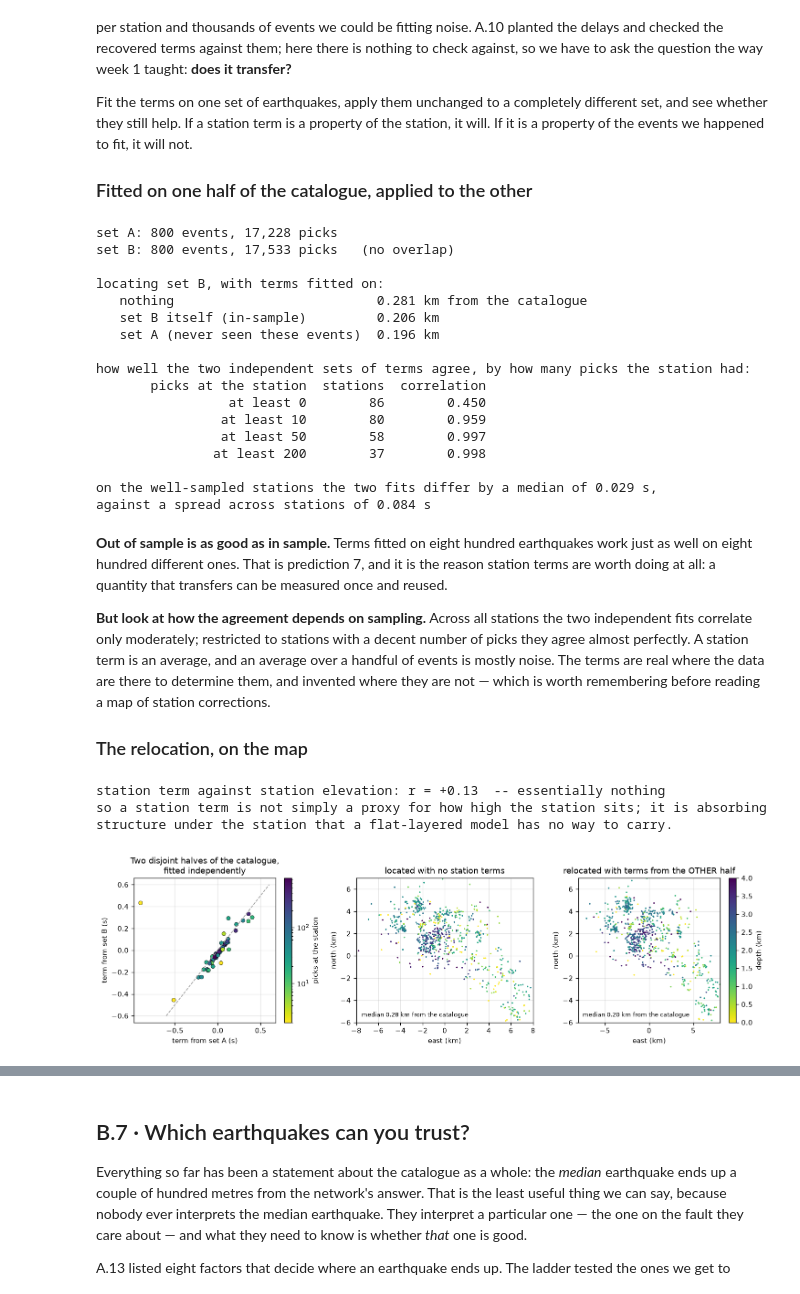
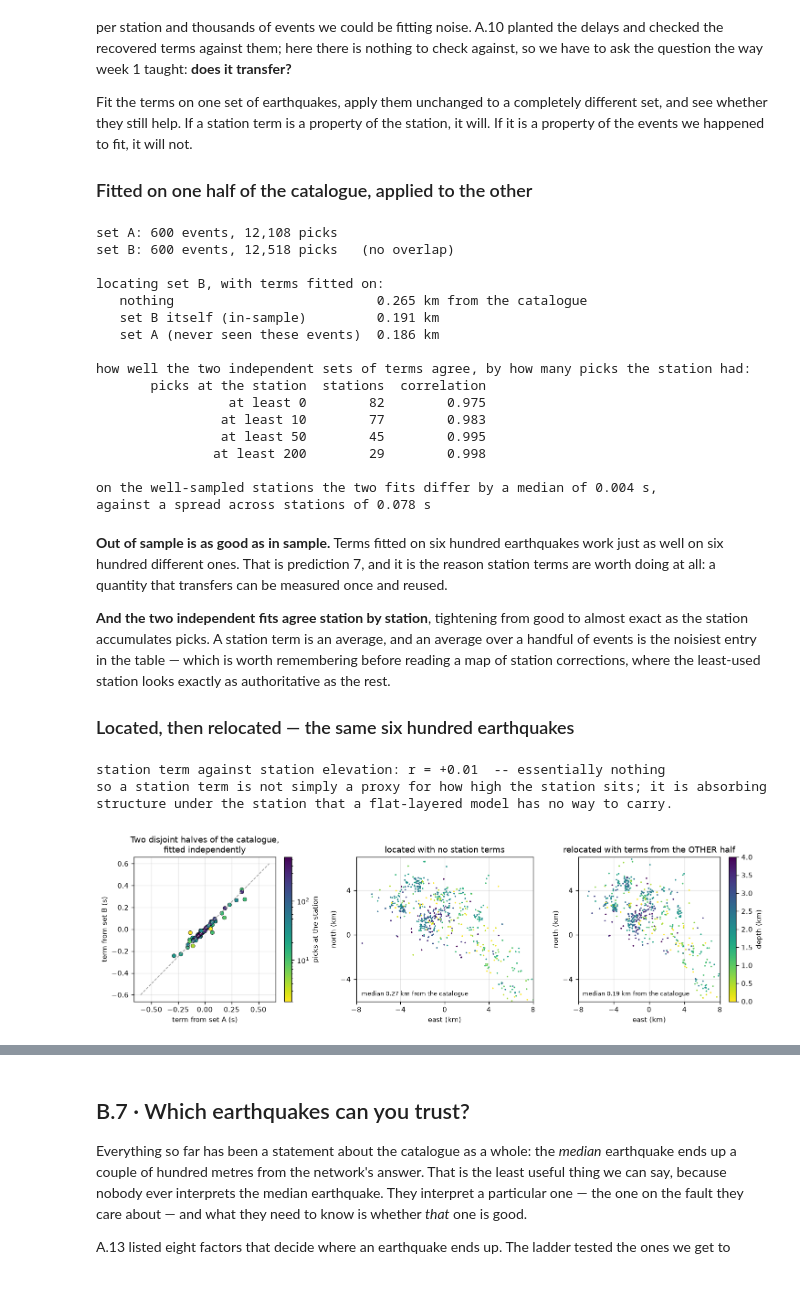
Before and after one commit to AI4EPS/EPS207_Observational_Seismology, a Jupyter notebook: docs/notebooks/02b_location_geysers.ipynb, the cells around one changed output, grey strips where cells are left out. Saved outputs shown, nothing was run; the diff lists cells and outputs as text; code cells hidden in the pictures.

```diff
--- a/docs/notebooks/02b_location_geysers.ipynb
+++ b/docs/notebooks/02b_location_geysers.ipynb
@@ -972,8 +975,10 @@ So this section asks a question that sounds pedantic and is not: **depth below w
 
 The Geysers is a geothermal field in the Coast Ranges, and its stations are not on a plane.
 # %%
-sub = picks[picks.eid.isin(np.random.default_rng(0).choice(cat.index.values, 600,
-                                                           replace=False))].reset_index(drop=True)
+# Half of B.3's 1,200 earthquakes: this section relocates them four times over, and 600 is
+# enough to measure a datum shift. Every section of Part B draws from the same population.
+sub_d = sub[sub.eid.isin(np.random.default_rng(1).choice(sub.eid.unique(), 600,
+                                                         replace=False))].reset_index(drop=True)
 st = gl.stations_2016(within=20.0)
 elev = -st.z * 1000
 print(f"{len(st)} stations, elevations {elev.min():.0f} to {elev.max():.0f} m above sea level "
@@ -1008,16 +1013,16 @@ print(f"{'model datum':>14}{'median depth':>14}{'vs catalogue':>14}{'horiz':>9}{
 res_by_datum, terms_by_datum = {}, {}
 for datum in (0.0, 0.40, 0.79, 1.20):
     tabs = [gl.build(gl.GEY, ph, ZR, ZS, RR, datum=datum) for ph in ("P", "S")]
-    terms = pd.Series(0.0, index=pd.unique(sub.sta_key))
+    terms = pd.Series(0.0, index=pd.unique(sub_d.sta_key))
     for _ in range(6):
-        _, r = relocate(sub, tabs, terms, loss="huber", weight_col="phase_score")
-        u = pd.Series(r, index=sub.index).groupby(sub.sta_key.to_numpy()).median()
+        _, r = relocate(sub_d, tabs, terms, loss="huber", weight_col="phase_score")
+        u = pd.Series(r, index=sub_d.index).groupby(sub_d.sta_key.to_numpy()).median()
         u -= u.mean()
         terms = terms.add(u, fill_value=0.0)
-    ev, r = relocate(sub, tabs, terms, loss="huber", weight_col="phase_score")
+    ev, r = relocate(sub_d, tabs, terms, loss="huber", weight_col="phase_score")
     e = cat.loc[ev.index]
     res_by_datum[datum], terms_by_datum[datum] = ev, terms
     print(f"{datum:12.2f} km{ev.z.median():14.3f}{(ev.z - e.depth).median():+14.3f}"
-          f"{np.median(np.hypot(ev.x - e.x, ev.y - e.y)):9.3f}{event_rms(sub, r).median():9.4f}")
+          f"{np.median(np.hypot(ev.x - e.x, ev.y - e.y)):9.3f}{event_rms(sub_d, r).median():9.4f}")
 # %% [output]
    model datum  median depth  vs catalogue    horiz      rms
@@ -1046,7 +1051,7 @@ for lab, datum, flatten in (("true elevations, datum at mean station height", 0.
                             ("true elevations, datum at sea level", 0.00, False),
                             ("stations flattened onto the model top", 0.79, True)):
     tabs = [gl.build(gl.GEY, ph, ZR, ZS, RR, datum=datum) for ph in ("P", "S")]
-    p2 = sub.copy()
+    p2 = sub_d.copy()
     if flatten:
         p2["z"] = 0.0
     terms = pd.Series(0.0, index=pd.unique(p2.sta_key))
@@ -1059,6 +1064,6 @@ for lab, datum, flatten in (("true elevations, datum at mean station height", 0.
     e = cat.loc[ev.index]
     print(f"{lab:44}{ev.z.median():14.3f}{np.median(np.hypot(ev.x - e.x, ev.y - e.y)):9.3f}"
           f"{event_rms(p2, r).median():9.4f}")
-print(f"\nthe catalogue's own median depth: {cat.depth.reindex(sub.eid.unique()).median():.3f} km")
+print(f"\nthe catalogue's own median depth: {cat.depth.reindex(sub_d.eid.unique()).median():.3f} km")
 # %% [output]
                                               median depth    horiz      rms
@@ -1220,11 +1233,9 @@ def dh(ev):
     return float(np.median(np.hypot(ev.x - e.x, ev.y - e.y)))
 
 
-rng = np.random.default_rng(1)
-ids = rng.permutation(cat.index.values)[:1600]
-A_ids, B_ids = ids[:800], ids[800:]
-pA = picks[picks.eid.isin(A_ids)].reset_index(drop=True)
-pB = picks[picks.eid.isin(B_ids)].reset_index(drop=True)
+ids = np.random.default_rng(1).permutation(sub.eid.unique())   # B.3's own 1,200, split in two
+pA = sub[sub.eid.isin(ids[:600])].reset_index(drop=True)
+pB = sub[sub.eid.isin(ids[600:])].reset_index(drop=True)
 print(f"set A: {pA.eid.nunique()} events, {len(pA):,} picks")
 print(f"set B: {pB.eid.nunique()} events, {len(pB):,} picks   (no overlap)\n")
 
@@ -1251,66 +1262,66 @@ print(f"\non the well-sampled stations the two fits differ by a median of "
       f"{np.median(np.abs(terms_A[big] - terms_B[big])):.3f} s,")
 print(f"against a spread across stations of {terms_B[big].std():.3f} s")
 # %% [output]
-set A: 800 events, 17,228 picks
-set B: 800 events, 17,533 picks   (no overlap)
+set A: 600 events, 12,108 picks
+set B: 600 events, 12,518 picks   (no overlap)
 
 locating set B, with terms fitted on:
-   nothing                          0.281 km from the catalogue
-   set B itself (in-sample)         0.206 km
-   set A (never seen these events)  0.196 km
+   nothing                          0.265 km from the catalogue
+   set B itself (in-sample)         0.191 km
+   set A (never seen these events)  0.186 km
 
 how well the two independent sets of terms agree, by how many picks the station had:
        picks at the station  stations  correlation
-                 at least 0        86        0.450
-                at least 10        80        0.959
-                at least 50        58        0.997
-               at least 200        37        0.998
+                 at least 0        82        0.975
+                at least 10        77        0.983
+                at least 50        45        0.995
+               at least 200        29        0.998
 
-on the well-sampled stations the two fits differ by a median of 0.029 s,
-against a spread across stations of 0.084 s
+on the well-sampled stations the two fits differ by a median of 0.004 s,
+against a spread across stations of 0.078 s
 # %% [markdown]
-**Out of sample is as good as in sample.** Terms fitted on eight hundred earthquakes work just as
-well on eight hundred different ones. That is prediction 7, and it is the reason station terms
-are worth doing at all: a quantity that transfers can be measured once and reused.
+**Out of sample is as good as in sample.** Terms fitted on six hundred earthquakes work just as
+well on six hundred different ones. That is prediction 7, and it is the reason station terms are
+worth doing at all: a quantity that transfers can be measured once and reused.
 
-**But look at how the agreement depends on sampling.** Across all stations the two independent
-fits correlate only moderately; restricted to stations with a decent number of picks they agree
-almost perfectly. A station term is an average, and an average over a handful of events is mostly
-noise. The terms are real where the data are there to determine them, and invented where they
-are not — which is worth remembering before reading a map of station corrections.
+**And the two independent fits agree station by station**, tightening from good to almost exact
+as the station accumulates picks. A station term is an average, and an average over a handful of
+events is the noisiest entry in the table — which is worth remembering before reading a map of
+station corrections, where the least-used station looks exactly as authoritative as the rest.
 
-### The relocation, on the map
+### Located, then relocated — the same six hundred earthquakes
 # %%
 sta = gl.stations_2016(within=20.0).set_index("sta")
 el = pd.Series(terms_B.index.str.split(".").str[1], index=terms_B.index).map(-sta.z * 1000)
 ok = el.notna()
 print(f"station term against station elevation: r = "
       f"{np.corrcoef(el[ok], terms_B[ok])[0, 1]:+.2f}  -- essentially nothing")
 print("so a station term is not simply a proxy for how high the station sits; it is absorbing")
 print("structure under the station that a flat-layered model has no way to carry.")
 
 fig, ax = plt.subplots(1, 3, figsize=(12.4, 3.7))
 ax[0].plot([-0.6, 0.6], [-0.6, 0.6], c="0.6", lw=1.0, ls="--")
 sc = ax[0].scatter(terms_A[common], terms_B[common], c=np.clip(nA, 1, 1e4), s=26,
                    cmap="viridis_r", norm=__import__("matplotlib").colors.LogNorm(),
                    edgecolors="k", linewidths=0.4)
 ax[0].set(xlabel="term from set A (s)", ylabel="term from set B (s)",
           title="Two disjoint halves of the catalogue,\nfitted independently")
 fig.colorbar(sc, ax=ax[0], label="picks at the station")
 
 for a, ev_, lab in ((ax[1], ev_none, "located with no station terms"),
                     (ax[2], ev_xfer, "relocated with terms from the OTHER half")):
     s2 = a.scatter(ev_.x, ev_.y, c=ev_.z, s=4, cmap="viridis_r", vmin=0, vmax=4, linewidths=0)
     e2 = cat.loc[ev_.index]
-    a.set(xlim=(-8, 8), ylim=(-6, 7), xlabel="east (km)", ylabel="north (km)", title=lab)
+    a.set(xlim=(-8, 8), ylim=(-6, 7), xticks=[-8, -4, 0, 4, 8], yticks=[-4, 0, 4],
+          xlabel="east (km)", ylabel="north (km)", title=lab)
     a.text(0.03, 0.04, f"median {np.median(np.hypot(ev_.x - e2.x, ev_.y - e2.y)):.2f} km "
            f"from the catalogue", transform=a.transAxes, fontsize=7.5)
 fig.colorbar(s2, ax=ax[2], label="depth (km)")
 fig.tight_layout()
 plt.show()
 # %% [output]
-station term against station elevation: r = +0.13  -- essentially nothing
+station term against station elevation: r = +0.01  -- essentially nothing
 so a station term is not simply a proxy for how high the station sits; it is absorbing
 structure under the station that a flat-layered model has no way to carry.
-[figure, old version]
+[figure, new version]
 # %% [markdown]
```
Also changed, not shown: parts of 36 cells of this notebook.
